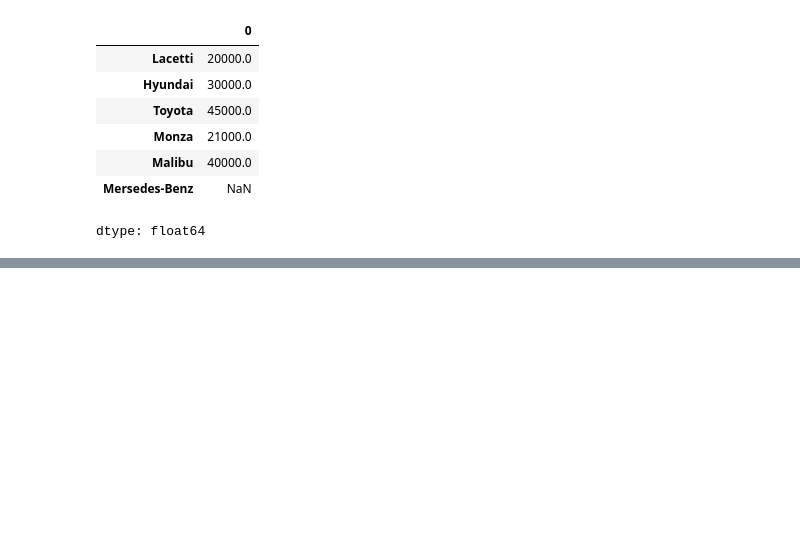
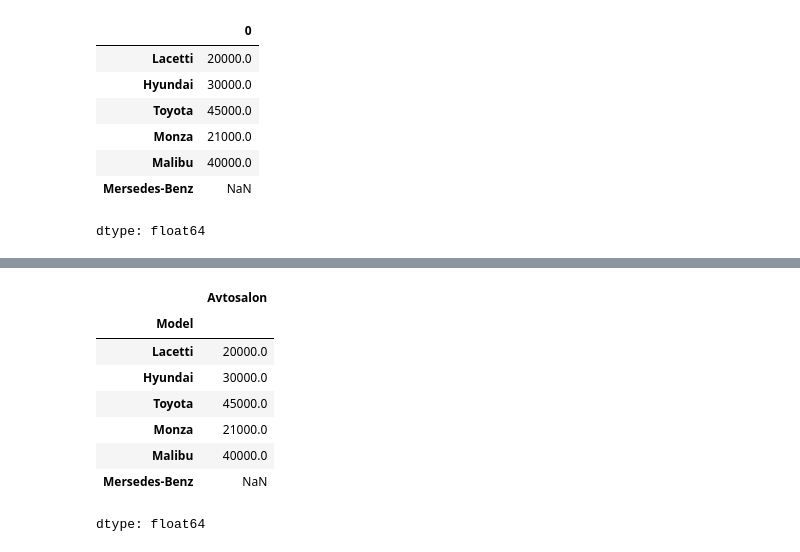
Before and after one commit to makhmudovamunira/DataScience_Mohirdev, a Jupyter notebook: Series.ipynb, the cells around one changed output, grey strips where cells are left out. Drawn from its saved outputs; the diff is of its cells as text; code cells hidden in the pictures; blank space fills up the shorter version.

```diff
--- a/Series.ipynb
+++ b/Series.ipynb
@@ -143,0 +177,16 @@ dtype: float64
+# %%
+cars1.name='Avtosalon'
+# %%
+cars1.index.name='Model'
+# %%
+cars1
+# %% [output]
+|  | Avtosalon |
+| Model |  |
+| Lacetti | 20000.0 |
+| Hyundai | 30000.0 |
+| Toyota | 45000.0 |
+| Monza | 21000.0 |
+| Malibu | 40000.0 |
+| Mersedes-Benz | NaN |
+dtype: float64
```
Also changed, not shown: parts of 3 cells of this notebook.
